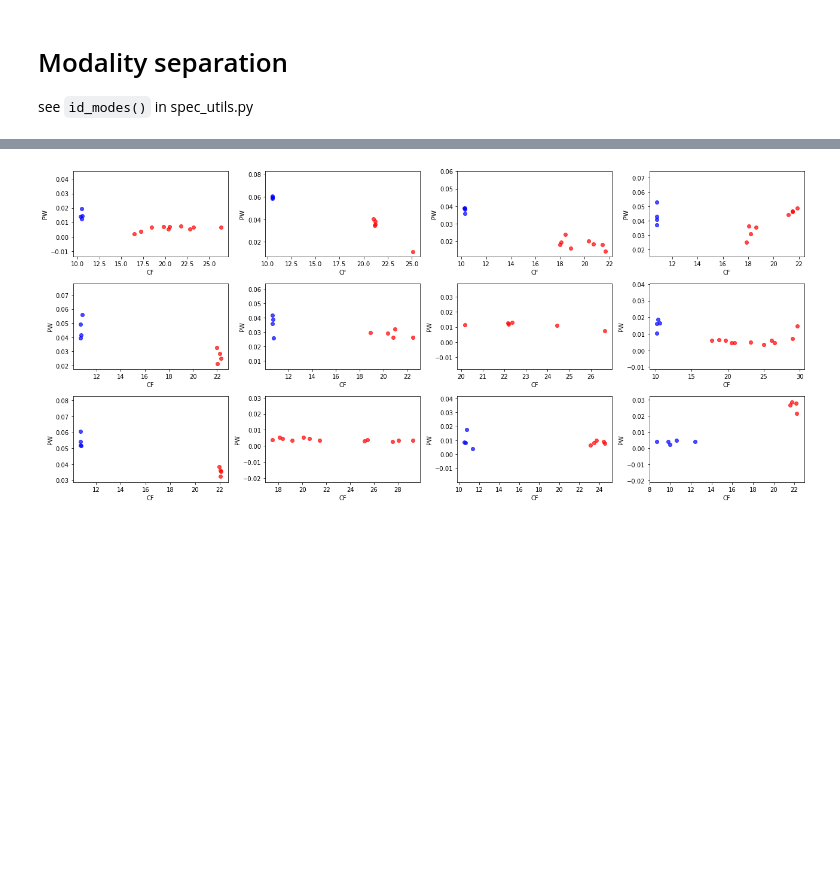
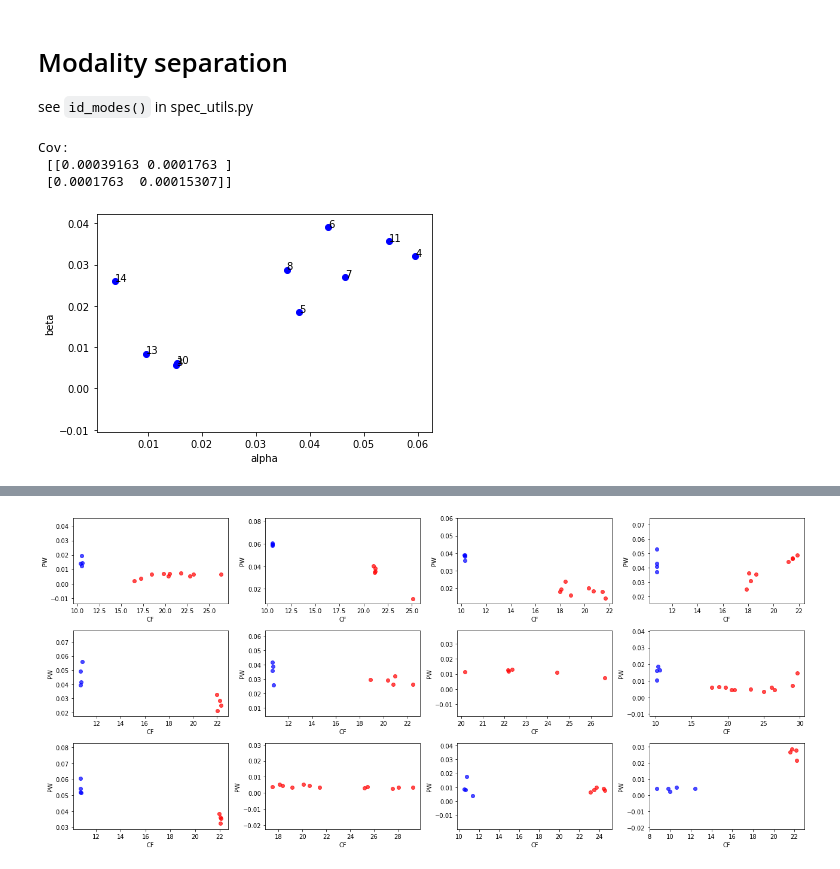
Before and after one commit to bfbarry/Metric-Modulation, a Jupyter notebook: notebooks/spectral_analysis.ipynb, the cells around one changed output, grey strips where cells are left out. Cells and saved outputs as stored; diff of their text form; code cells hidden in the pictures; blank space fills up the shorter version.

```diff
--- a/notebooks/spectral_analysis.ipynb
+++ b/notebooks/spectral_analysis.ipynb
@@ -116,4 +120,21 @@ see `id_modes()` in spec_utils.py
 # %%
 alpha_peaks = load_and_fit(dimension = 'condition', freqrange = OSCILLATIONS['alpha'], min_peak_height=0, omit_r2=0.7)
 beta_peaks = load_and_fit(dimension = 'condition', freqrange = OSCILLATIONS['beta'], min_peak_height=0, omit_r2=0.7)
+# %%
+points=[] # alpha, beta
+for cl in range(3,15):
+    a = np.mean(alpha_peaks[f'cluster {cl}']['peak data']['PW'][:,0])
+    b = np.mean(beta_peaks[f'cluster {cl}']['peak data']['PW'][:,0])
+    if True not in np.isnan([a,b]):
+        points.append([a,b])
+    plt.scatter(a,b,color='b')
+    plt.annotate(cl, (a,b))
+    plt.xlabel('alpha');    plt.ylabel('beta')
+
+print(f'Cov:\n {np.cov(np.array(points_clean).T)}')
+# %% [output]
+Cov:
+ [[0.00039163 0.0001763 ]
+ [0.0001763  0.00015307]]
+[figure, added]
 # %%
```
Also changed, not shown: parts of 11 cells of this notebook, 2 other files.
